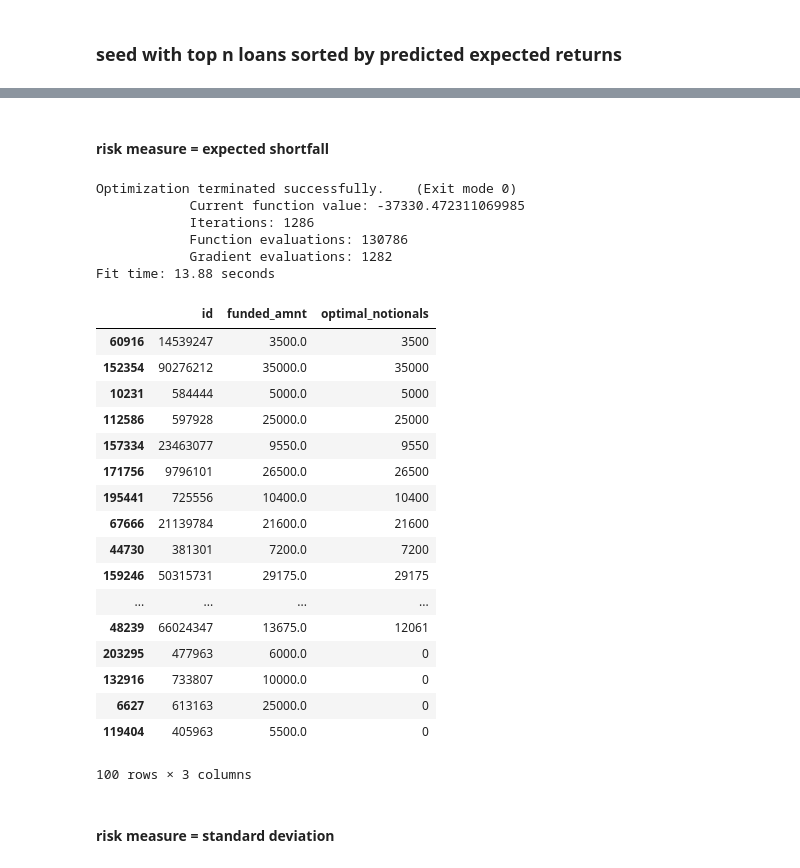
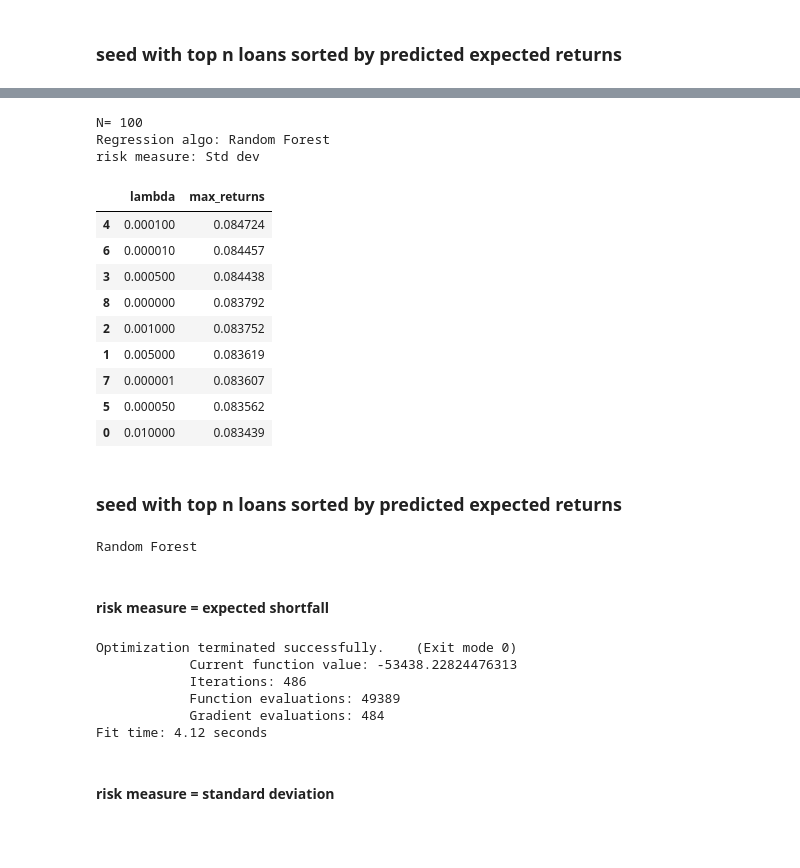
Before and after one commit to simondyates/Lending-Club, a Jupyter notebook: Robert/LC_modelling.ipynb, the cells around one changed output, grey strips where cells are left out. Drawn from its saved outputs; the diff is of its cells as text; code cells hidden in the pictures; blank space fills up the shorter version.

```diff
--- a/Robert/LC_modelling.ipynb
+++ b/Robert/LC_modelling.ipynb
@@ -822,3 +821,30 @@ risk_aversion = 0.1
+# %%
+print("N=",n)
+print("Regression algo:", regressor_used)
+print("risk measure: Std dev")
+pd.DataFrame({'lambda': lambda_c, 'max_returns':portf_ret_arr}).sort_values('max_returns', ascending=False)
+# %% [output]
+N= 100
+Regression algo: Random Forest
+risk measure: Std dev
+|  | lambda | max_returns |
+| 4 | 0.000100 | 0.084724 |
+| 6 | 0.000010 | 0.084457 |
+| 3 | 0.000500 | 0.084438 |
+| 8 | 0.000000 | 0.083792 |
+| 2 | 0.001000 | 0.083752 |
+| 1 | 0.005000 | 0.083619 |
+| 7 | 0.000001 | 0.083607 |
+| 5 | 0.000050 | 0.083562 |
+| 0 | 0.010000 | 0.083439 |
+# %% [markdown]
+### seed with top n loans sorted by predicted expected returns
+# %%
+n= 100
+risk_aversion =0.01
+print(regressor_used)
+# %% [output]
+Random Forest
 # %%
 top_by_expected_ret = (def_predictions[['id','pred_expected_ret','funded_amnt','risk_std_dev','risk_ES_95']].\
                         sort_values('pred_expected_ret', ascending=False)).iloc[:n,]
@@ -836,32 +862,13 @@ print("Fit time: " + str(round(end_time - start_time, 2)) + " seconds")
 opt_df_1 = pd.DataFrame({'id':top_by_expected_ret.id.values, 'funded_amnt': top_by_expected_ret.funded_amnt, \
               'optimal_notionals':opt_expected_ret_ES.x})
 opt_df_1.optimal_notionals = opt_df_1.optimal_notionals.apply(lambda val: round(val))
-opt_df_1
 # %% [output]
 Optimization terminated successfully.    (Exit mode 0)
-            Current function value: -37330.472311069985
-            Iterations: 1286
-            Function evaluations: 130786
-            Gradient evaluations: 1282
-Fit time: 13.88 seconds
+            Current function value: -53438.22824476313
+            Iterations: 486
+            Function evaluations: 49389
+            Gradient evaluations: 484
+Fit time: 4.12 seconds
-|  | id | funded_amnt | optimal_notionals |
-| 60916 | 14539247 | 3500.0 | 3500 |
-| 152354 | 90276212 | 35000.0 | 35000 |
-| 10231 | 584444 | 5000.0 | 5000 |
-| 112586 | 597928 | 25000.0 | 25000 |
-| 157334 | 23463077 | 9550.0 | 9550 |
-| 171756 | 9796101 | 26500.0 | 26500 |
-| 195441 | 725556 | 10400.0 | 10400 |
-| 67666 | 21139784 | 21600.0 | 21600 |
-| 44730 | 381301 | 7200.0 | 7200 |
-| 159246 | 50315731 | 29175.0 | 29175 |
-| ... | ... | ... | ... |
-| 48239 | 66024347 | 13675.0 | 12061 |
-| 203295 | 477963 | 6000.0 | 0 |
-| 132916 | 733807 | 10000.0 | 0 |
-| 6627 | 613163 | 25000.0 | 0 |
-| 119404 | 405963 | 5500.0 | 0 |
-100 rows × 3 columns
 # %% [markdown]
 #### risk measure = standard deviation
 # %%
```
Also changed, not shown: parts of 62 cells of this notebook.
